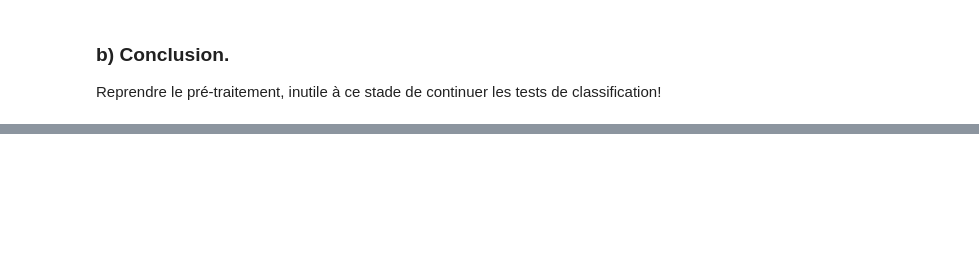
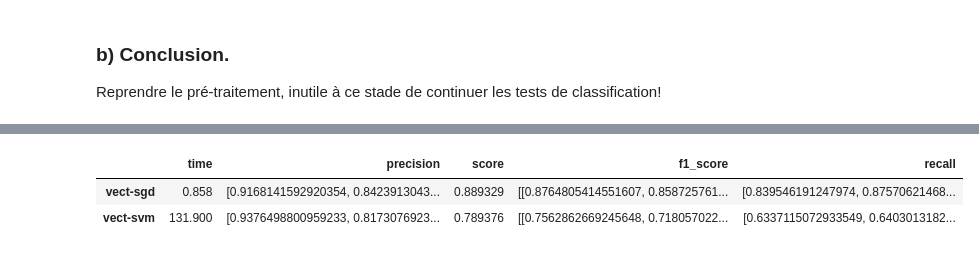
Before and after one commit to jpphi/brief8-roue_emotion, a Jupyter notebook: brief8_rendu_fich1.ipynb, the cells around one changed output, grey strips where cells are left out. Cells and saved outputs as stored; diff of their text form; code cells hidden in the pictures; blank space fills up the shorter version.

```diff
--- a/brief8_rendu_fich1.ipynb
+++ b/brief8_rendu_fich1.ipynb
@@ -712,18 +691,0 @@ Reprendre le pré-traitement, inutile à ce stade de continuer les tests de clas
-# %%
-vectorisation_cv = CountVectorizer()
-#vectorisation_cv = CountVectorizer(ngram_range=(1, 2))
-cv= vectorisation_cv.fit_transform(data_emo2.content)
-#feature_names = vectorisation_cv.get_feature_names() # dictionnaire des mots utilisés
-
-#print(feature_names[:1000])
-
-X_train, X_test, y_train, y_test = train_test_split(cv, data_emo2.sentiment, test_size = 0.3,random_state=42)
-logreg= LogisticRegression(max_iter=100)
-logreg.fit(X_train,y_train)
-pred_logreg=logreg.predict(X_test)
-#print(classification_report(y_test,pred_logreg))
-
-res= classification_report(y_test,pred_logreg, output_dict=True)
-print(res)
-df = pds.DataFrame(res).transpose()
-print(df)
@@ -769,5 +691,0 @@ df
-# %%
-print(df.columns)
-print(df.index)
-df["sentiment"] = (df.index)
-print(df)
@@ -812,0 +823,3 @@ Name: support, dtype: float64
+# %%
+# run base pipes
+res01 = run_pipes([pipe0,pipe1], splits=1)
@@ -812,0 +842,6 @@ Name: support, dtype: float64
+# %%
+print_table(res01)
+# %% [output]
+|  | time | precision | score | f1_score | recall |
+| vect-sgd | 0.858 | [0.9168141592920354, 0.8423913043... | 0.889329 | [[0.8764805414551607, 0.858725761... | [0.839546191247974, 0.87570621468... |
+| vect-svm | 131.900 | [0.9376498800959233, 0.8173076923... | 0.789376 | [[0.7562862669245648, 0.718057022... | [0.6337115072933549, 0.6403013182... |
```
Also changed, not shown: parts of 17 cells of this notebook.
